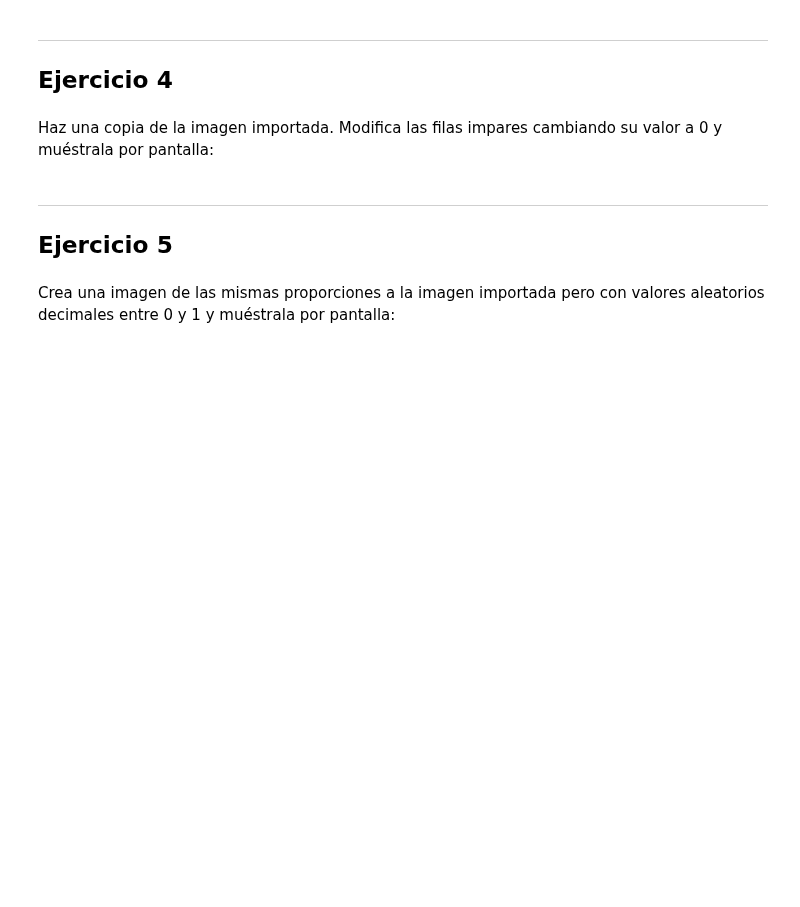
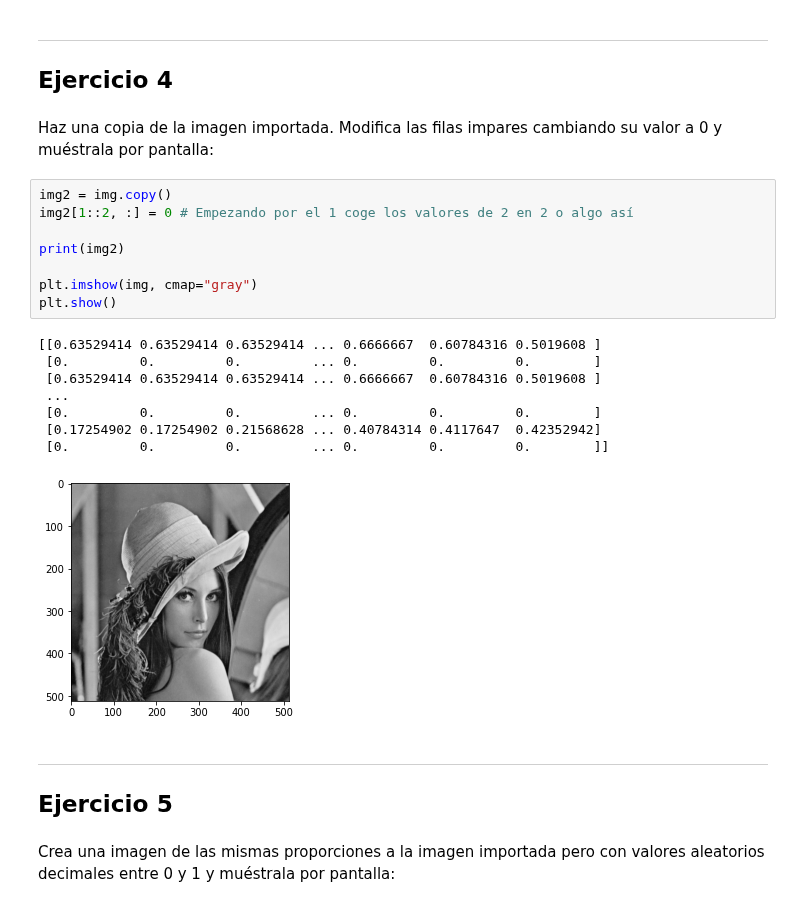
Before and after one commit to CarlosRyu98/PIA, a Jupyter notebook: 03 Tratamiento de imagen/01_Practica.ipynb, the cells around one changed output. Saved outputs shown, nothing was run; the diff lists cells and outputs as text; blank space fills up the shorter version.

```diff
--- a/03 Tratamiento de imagen/01_Practica.ipynb
+++ b/03 Tratamiento de imagen/01_Practica.ipynb
@@ -19,6 +42,23 @@ Investiga el tipo de datos utilizado en la variable donde has importado la image
 ## Ejercicio 4
 # %% [markdown]
 Haz una copia de la imagen importada. Modifica las filas impares cambiando su valor a 0 y muéstrala por pantalla:
+# %%
+img2 = img.copy()
+img2[1::2, :] = 0 # Empezando por el 1 coge los valores de 2 en 2 o algo así
+
+print(img2)
+
+plt.imshow(img, cmap="gray")
+plt.show()
+# %% [output]
+[[0.63529414 0.63529414 0.63529414 ... 0.6666667  0.60784316 0.5019608 ]
+ [0.         0.         0.         ... 0.         0.         0.        ]
+ [0.63529414 0.63529414 0.63529414 ... 0.6666667  0.60784316 0.5019608 ]
+ ...
+ [0.         0.         0.         ... 0.         0.         0.        ]
+ [0.17254902 0.17254902 0.21568628 ... 0.40784314 0.4117647  0.42352942]
+ [0.         0.         0.         ... 0.         0.         0.        ]]
+[figure, added]
 # %% [markdown]
 ---
 ## Ejercicio 5
```
Also changed, not shown: parts of 8 cells of this notebook, 2 other files.
